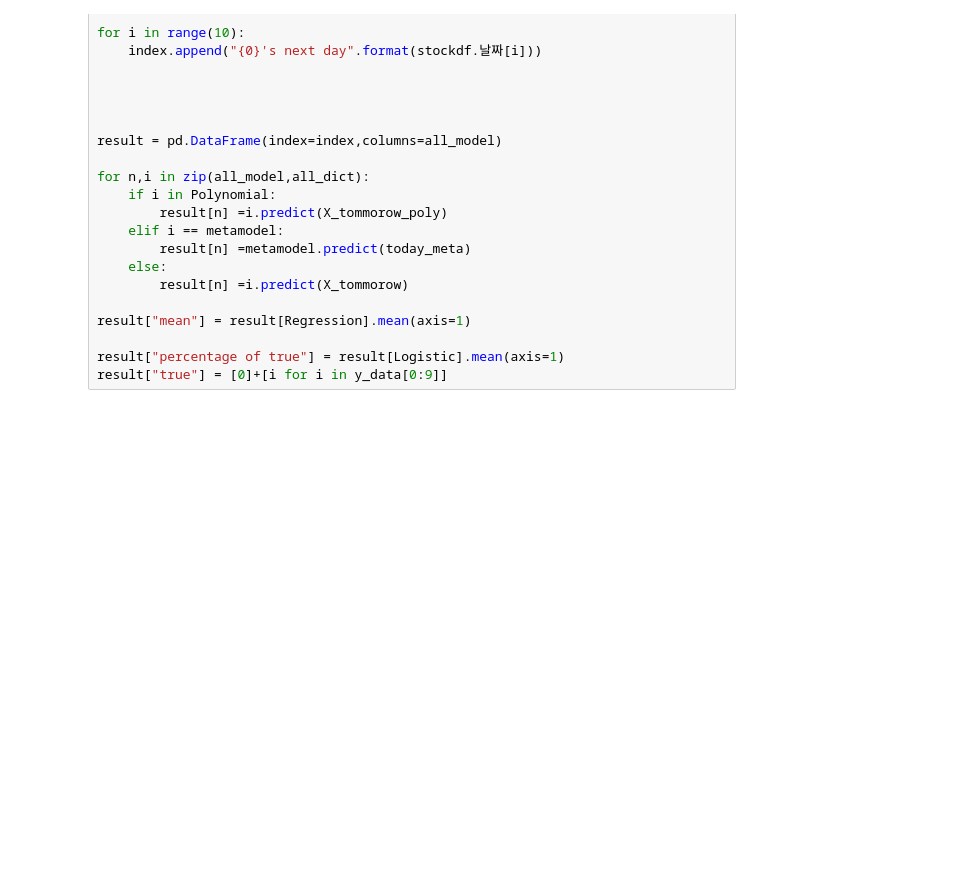
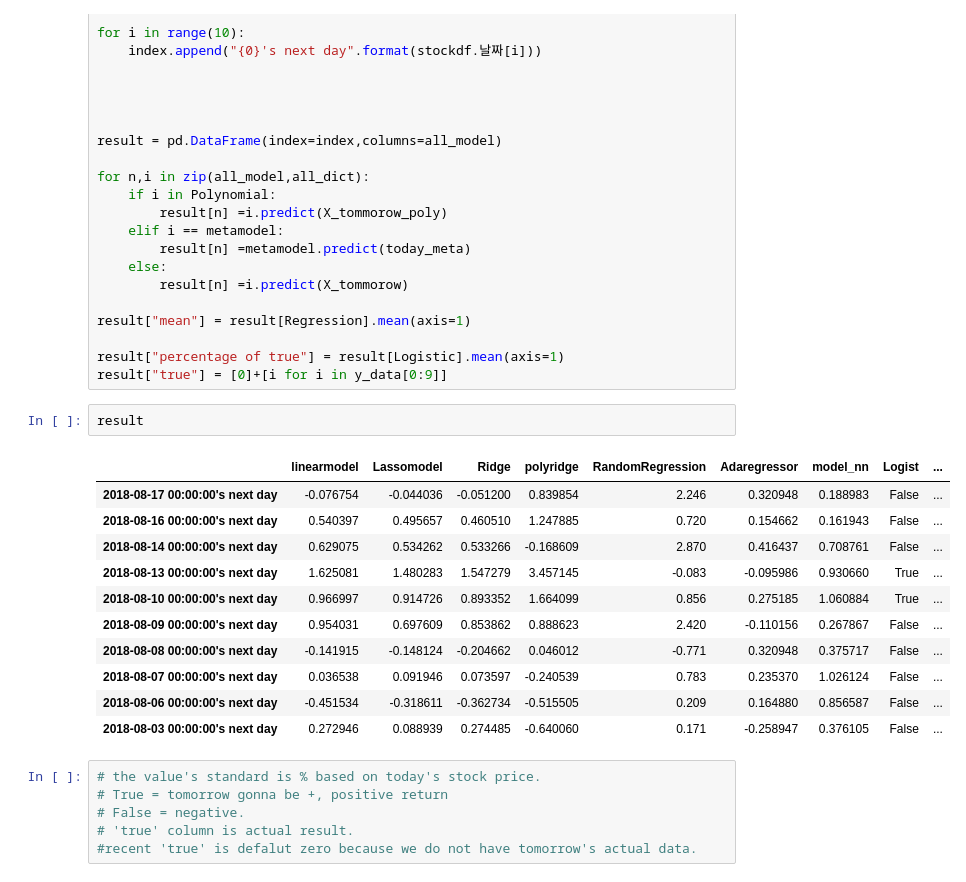
Before and after one commit to junparkh/LendingClub, a Jupyter notebook: Model.ipynb, the cells around one changed output. Saved outputs shown, nothing was run; the diff lists cells and outputs as text; blank space fills up the shorter version.

```diff
--- a/Model.ipynb
+++ b/Model.ipynb
@@ -452,3 +470,23 @@ result["mean"] = result[Regression].mean(axis=1)
 
 result["percentage of true"] = result[Logistic].mean(axis=1)
 result["true"] = [0]+[i for i in y_data[0:9]]
+# %%
+result
+# %% [output]
+|  | linearmodel | Lassomodel | Ridge | polyridge | RandomRegression | Adaregressor | model_nn | Logist | ... |
+| 2018-08-17 00:00:00's next day | -0.076754 | -0.044036 | -0.051200 | 0.839854 | 2.246 | 0.320948 | 0.188983 | False | ... |
+| 2018-08-16 00:00:00's next day | 0.540397 | 0.495657 | 0.460510 | 1.247885 | 0.720 | 0.154662 | 0.161943 | False | ... |
+| 2018-08-14 00:00:00's next day | 0.629075 | 0.534262 | 0.533266 | -0.168609 | 2.870 | 0.416437 | 0.708761 | False | ... |
+| 2018-08-13 00:00:00's next day | 1.625081 | 1.480283 | 1.547279 | 3.457145 | -0.083 | -0.095986 | 0.930660 | True | ... |
+| 2018-08-10 00:00:00's next day | 0.966997 | 0.914726 | 0.893352 | 1.664099 | 0.856 | 0.275185 | 1.060884 | True | ... |
+| 2018-08-09 00:00:00's next day | 0.954031 | 0.697609 | 0.853862 | 0.888623 | 2.420 | -0.110156 | 0.267867 | False | ... |
+| 2018-08-08 00:00:00's next day | -0.141915 | -0.148124 | -0.204662 | 0.046012 | -0.771 | 0.320948 | 0.375717 | False | ... |
+| 2018-08-07 00:00:00's next day | 0.036538 | 0.091946 | 0.073597 | -0.240539 | 0.783 | 0.235370 | 1.026124 | False | ... |
+| 2018-08-06 00:00:00's next day | -0.451534 | -0.318611 | -0.362734 | -0.515505 | 0.209 | 0.164880 | 0.856587 | False | ... |
+| 2018-08-03 00:00:00's next day | 0.272946 | 0.088939 | 0.274485 | -0.640060 | 0.171 | -0.258947 | 0.376105 | False | ... |
+# %%
+# the value's standard is % based on today's stock price.
+# True = tomorrow gonna be +, positive return
+# False = negative.
+# 'true' column is actual result.
+#recent 'true' is defalut zero because we do not have tomorrow's actual data.
```
Also changed, not shown: parts of 27 cells of this notebook, 1 other file.
